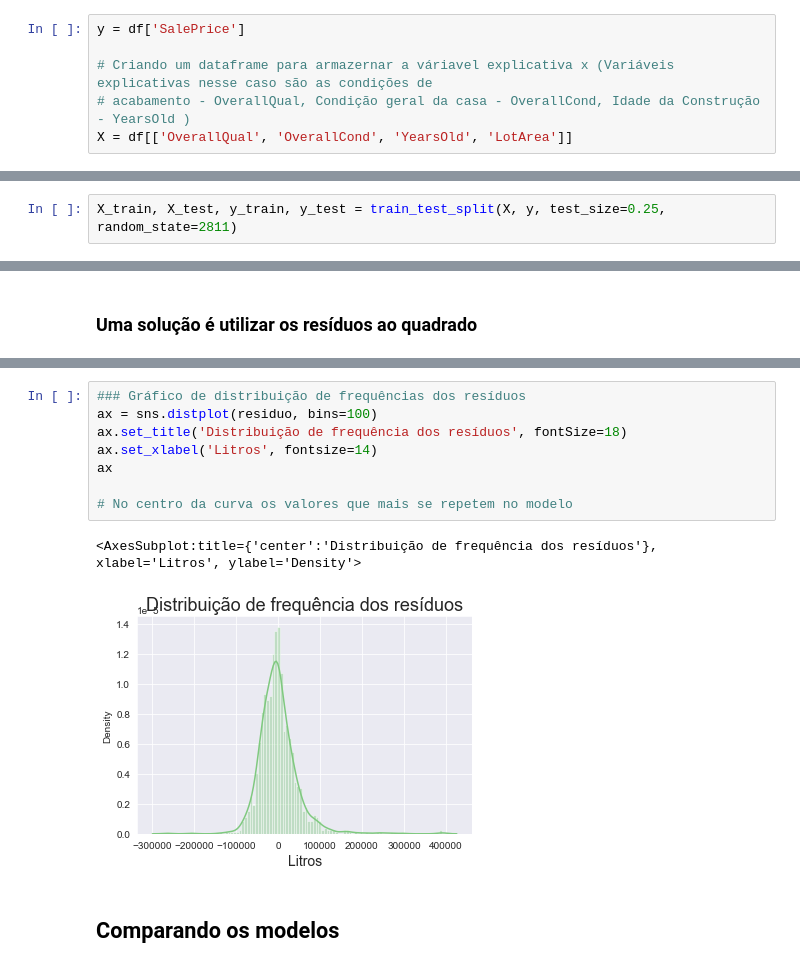
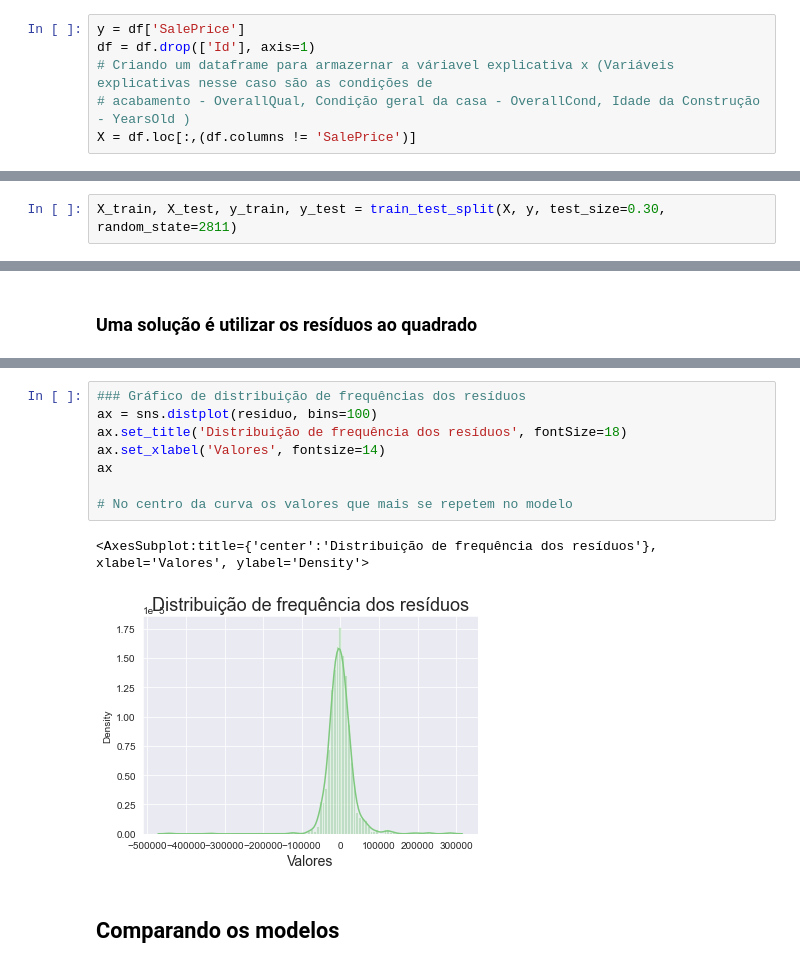
Before and after one commit to esterfania/machine_learning, a Jupyter notebook: Trabalho.ipynb, the cells around one changed output, grey strips where cells are left out. Cells and saved outputs as stored; diff of their text form.

```diff
--- a/Trabalho.ipynb
+++ b/Trabalho.ipynb
@@ -245,14 +237,14 @@ from sklearn.model_selection import train_test_split
 ### Criando uma Series para armazenar a váriavel y
 # %%
 y = df['SalePrice']
-
+df = df.drop(['Id'], axis=1)
 # Criando um dataframe para armazernar a váriavel explicativa x (Variáveis explicativas nesse caso são as condições de
 # acabamento - OverallQual, Condição geral da casa - OverallCond, Idade da Construção - YearsOld )
-X = df[['OverallQual', 'OverallCond', 'YearsOld', 'LotArea']]
+X = df.loc[:,(df.columns != 'SalePrice')]
 # %% [markdown]
 ### Criando dataset de treino e teste
 # %%
-X_train, X_test, y_train, y_test = train_test_split(X, y, test_size=0.25, random_state=2811)
+X_train, X_test, y_train, y_test = train_test_split(X, y, test_size=0.30, random_state=2811)
 # %% [markdown]
 ### Verificando o tamanho dos dataframes gerados pelo train_test_split
 # %%
@@ -450,14 +477,14 @@ ax
 # %%
 ### Gráfico de distribuição de frequências dos resíduos
 ax = sns.distplot(residuo, bins=100)
 ax.set_title('Distribuição de frequência dos resíduos', fontSize=18)
-ax.set_xlabel('Litros', fontsize=14)
+ax.set_xlabel('Valores', fontsize=14)
 ax
 
 # No centro da curva os valores que mais se repetem no modelo
 # %% [output]
-<AxesSubplot:title={'center':'Distribuição de frequência dos resíduos'}, xlabel='Litros', ylabel='Density'>
+<AxesSubplot:title={'center':'Distribuição de frequência dos resíduos'}, xlabel='Valores', ylabel='Density'>
-[figure, old version]
+[figure, new version]
 # %% [markdown]
 ## Comparando os modelos
 # %% [markdown]
```
Also changed, not shown: parts of 43 cells of this notebook.
